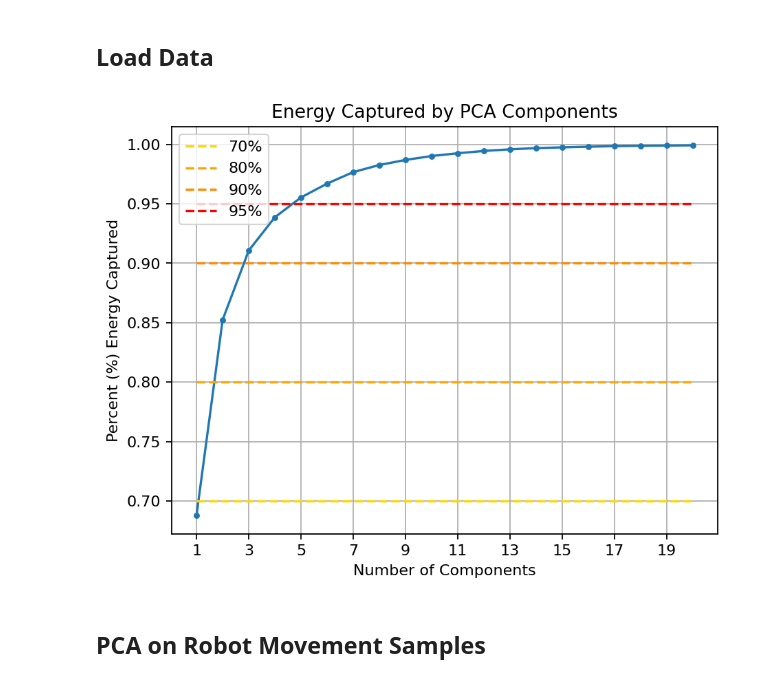
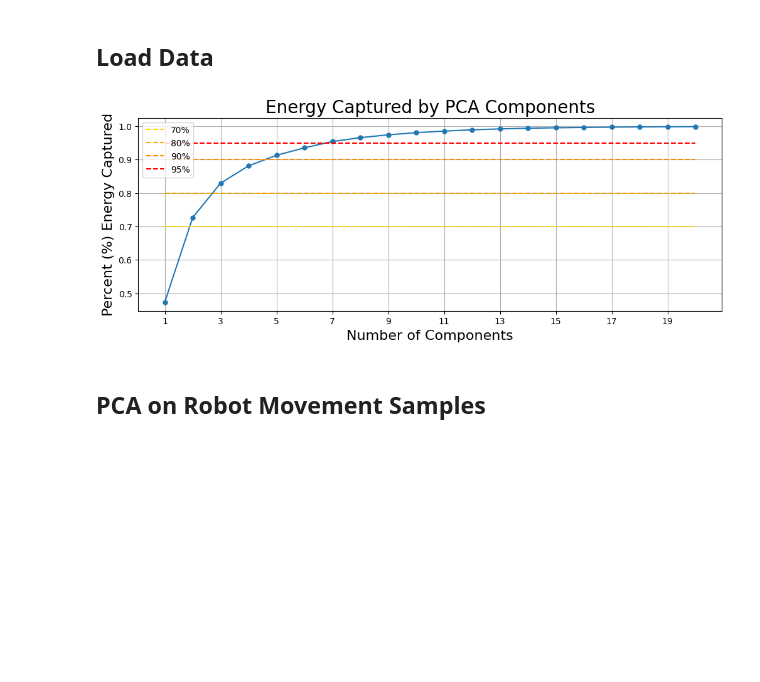
Before and after one commit to hunter-lybbert/uw-central, a Jupyter notebook: data_analysis/hw_02/robot_motion_analysis.ipynb, the cells around one changed output. Cells and saved outputs as stored; diff of their text form; code cells hidden in the pictures; blank space fills up the shorter version.

```diff
--- a/data_analysis/hw_02/robot_motion_analysis.ipynb
+++ b/data_analysis/hw_02/robot_motion_analysis.ipynb
@@ -85,32 +85,32 @@ def load_movement_data(train: bool = True) -> tuple[np.array, np.array]:
 # %%
 train_movement_data, train_labels = load_movement_data(train=True)
 
 pca_model_for_task_1 = PCA()
 pca_model_for_task_1.fit(train_movement_data)
 
-energy_by_components = np.sqrt(np.cumsum(pca_model_for_task_1.singular_values_**2))/np.sqrt(np.sum(pca_model_for_task_1.singular_values_**2))
+energy_by_components = np.cumsum(pca_model_for_task_1.singular_values_**2)/np.sum(pca_model_for_task_1.singular_values_**2)
 
 num_to_plot = 20
 
-fig = plt.figure(dpi=160)
+fig = plt.figure(figsize=(12, 4), dpi=100)
 ax = fig.add_subplot(111)
-ax.plot(np.arange(1,115)[:num_to_plot], energy_by_components[:num_to_plot], 'o-', markersize=3)
+ax.plot(np.arange(1,115)[:num_to_plot], energy_by_components[:num_to_plot], 'o-', markersize=5)
 ax.grid()
-ax.set_title("Energy Captured by PCA Components")
-ax.set_xlabel("Number of Components")
-ax.set_ylabel("Percent (%) Energy Captured")
+ax.set_title("Energy Captured by PCA Components", fontsize=20)
+ax.set_xlabel("Number of Components", fontsize=16)
+ax.set_ylabel("Percent (%) Energy Captured", fontsize=16)
 ax.hlines(0.70, 1, num_to_plot, linestyles='dashed', colors='gold', label='70%')
 ax.hlines(0.80, 1, num_to_plot, linestyles='dashed', colors='orange', label='80%')
 ax.hlines(0.90, 1, num_to_plot, linestyles='dashed', colors='darkorange', label='90%')
 ax.hlines(0.95, 1, num_to_plot, linestyles='dashed', colors='r', label='95%')
 
 # ax.set_ylim(0, 1)
 ax.set_xticks(np.arange(1, num_to_plot, 2))
 plt.legend()
 plt.savefig("visualizations/energy_by_components.png")
 plt.show()
 # %% [output]
-[figure, old version]
+[figure, new version]
 # %% [markdown]
 ## PCA on Robot Movement Samples
 # %%
```
Also changed, not shown: parts of 9 cells of this notebook, 9 other files.
